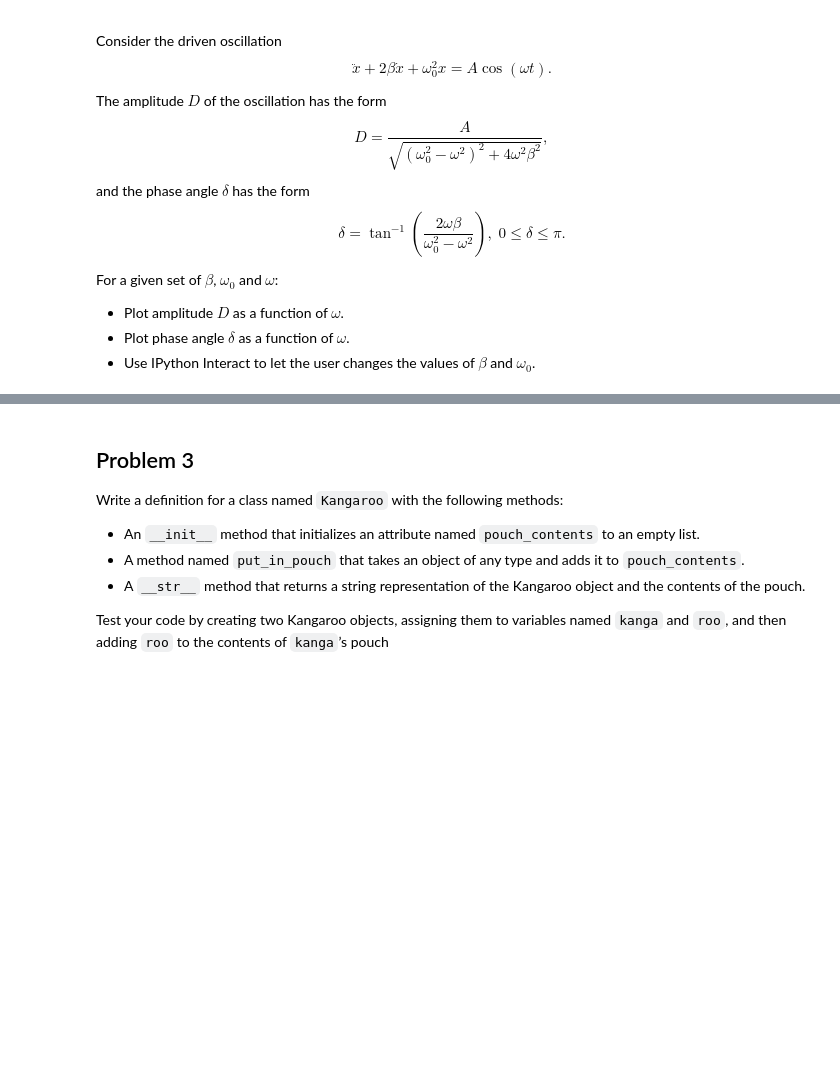
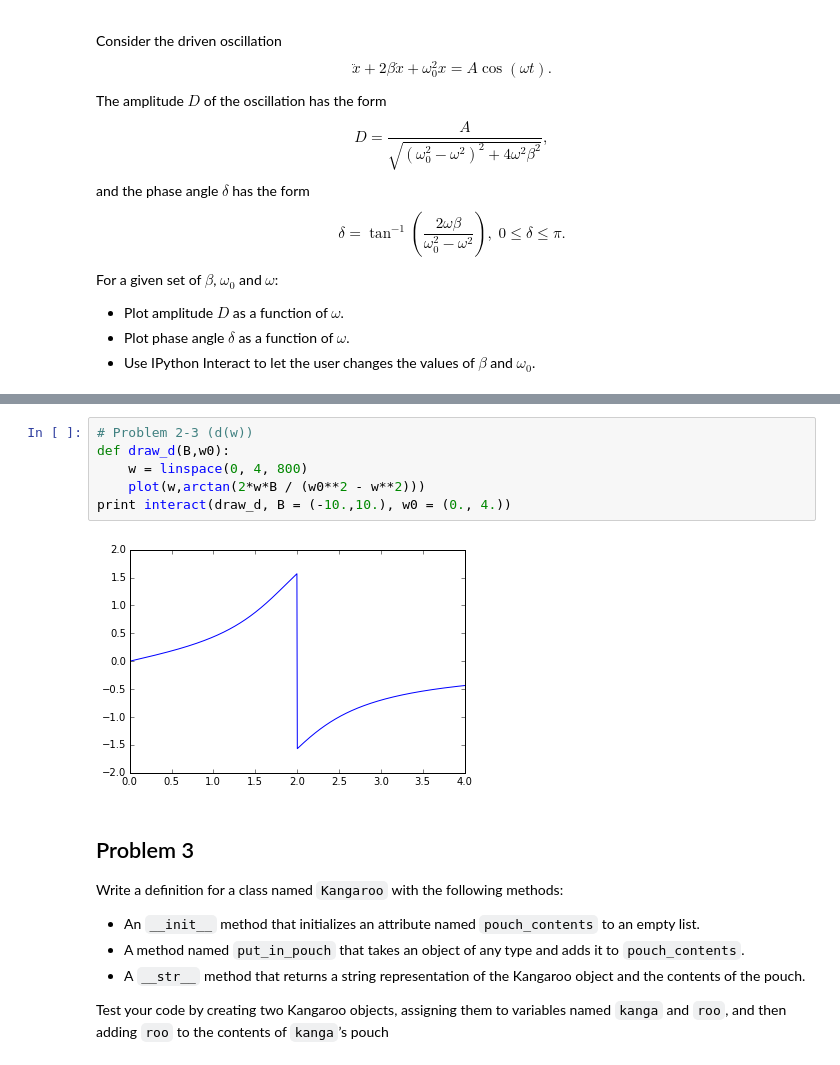
Before and after one commit to pcchen/NTHU10320PHYS290000, a Jupyter notebook: student/102022127/Homework5.ipynb, the cells around one changed output, grey strips where cells are left out. Drawn from its saved outputs; the diff is of its cells as text; blank space fills up the shorter version.

```diff
--- a/student/102022127/Homework5.ipynb
+++ b/student/102022127/Homework5.ipynb
@@ -151,3 +195,11 @@ For a given set of $\beta$, $\omega_0$ and $\omega$:
+# %%
+# Problem 2-3 (d(w))
+def draw_d(B,w0):
+    w = linspace(0, 4, 800)
+    plot(w,arctan(2*w*B / (w0**2 - w**2)))
+print interact(draw_d, B = (-10.,10.), w0 = (0., 4.))
+# %% [output]
+[figure, added]
 # %% [markdown]
 ## Problem 3
 
```
Also changed, not shown: parts of 11 cells of this notebook.
